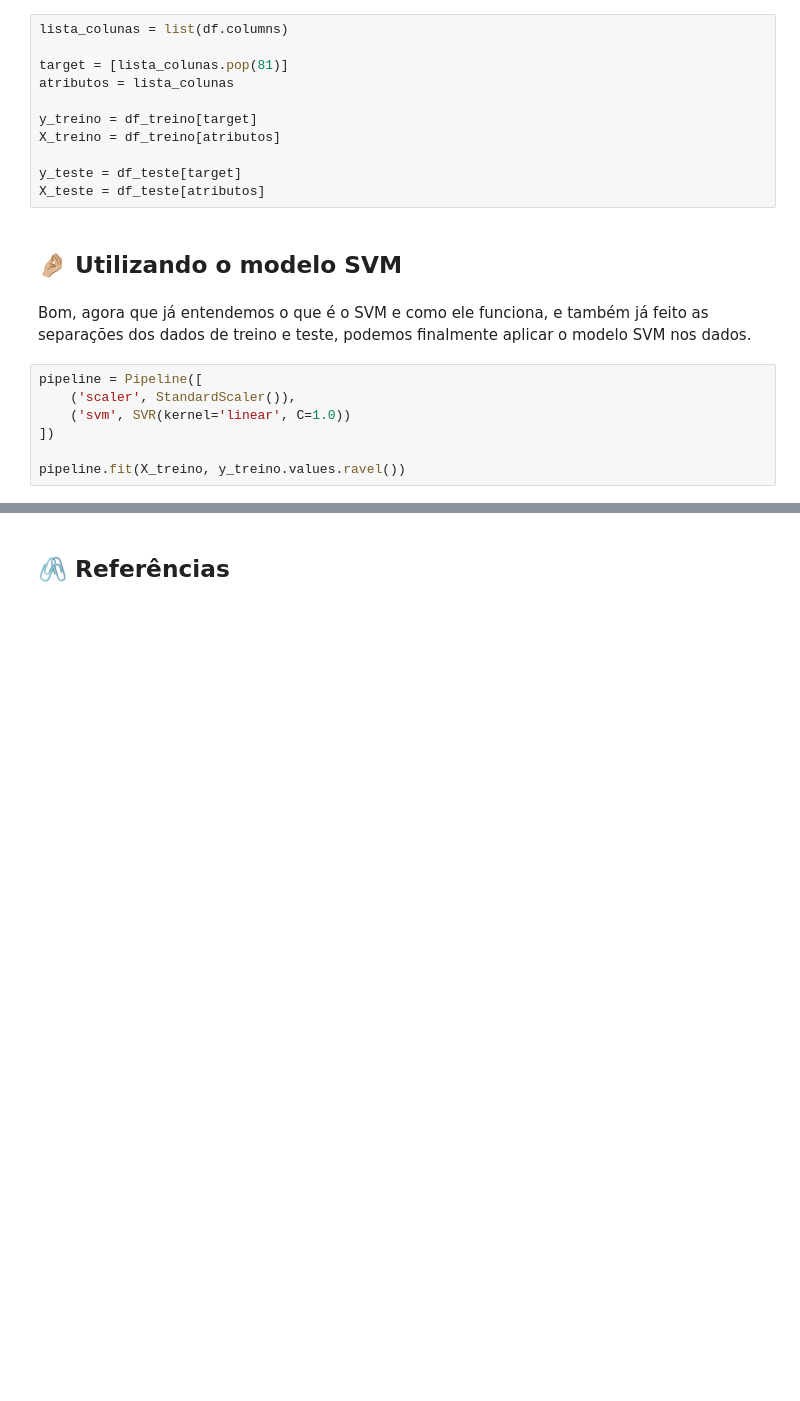
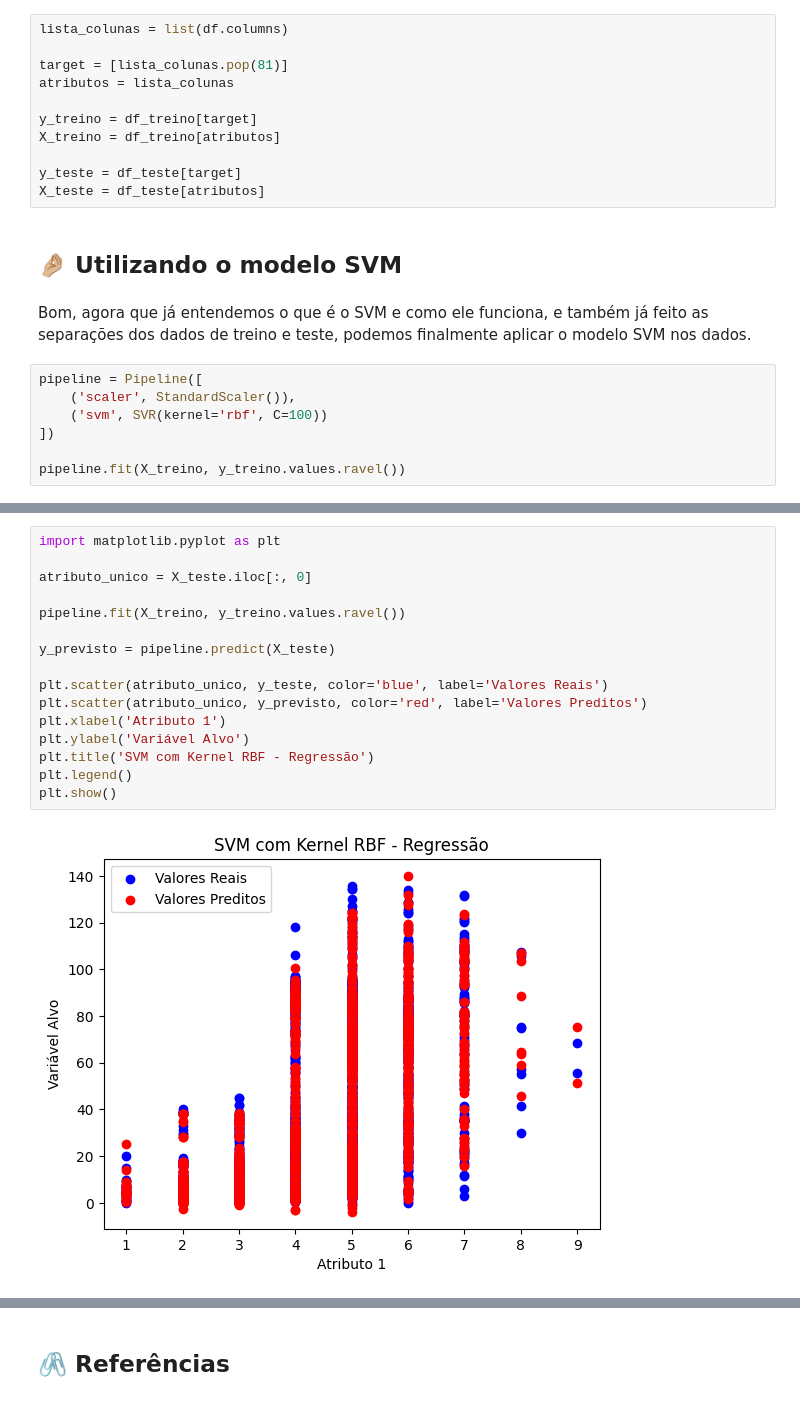
Before and after one commit to JuliaGuedesASantos/Machine-Learning---Cavaleiros-da-Supernova, a Jupyter notebook: Mural da Biblioteca Real - Quests 3/Modelos 6.ipynb, the cells around one changed output, grey strips where cells are left out. Cells and saved outputs as stored; diff of their text form; blank space fills up the shorter version.

```diff
--- a/Mural da Biblioteca Real - Quests 3/Modelos 6.ipynb
+++ b/Mural da Biblioteca Real - Quests 3/Modelos 6.ipynb
@@ -143,7 +154,7 @@ Bom, agora que já entendemos o que é o SVM e como ele funciona, e também já
 # %%
 pipeline = Pipeline([
     ('scaler', StandardScaler()),
-    ('svm', SVR(kernel='linear', C=1.0))
+    ('svm', SVR(kernel='rbf', C=100))
 ])
 
 pipeline.fit(X_treino, y_treino.values.ravel())
@@ -174,0 +214,18 @@ RMSE médio: 18.10 K
+# %%
+import matplotlib.pyplot as plt
+
+atributo_unico = X_teste.iloc[:, 0]
+
+pipeline.fit(X_treino, y_treino.values.ravel())
+
+y_previsto = pipeline.predict(X_teste)
+
+plt.scatter(atributo_unico, y_teste, color='blue', label='Valores Reais')
+plt.scatter(atributo_unico, y_previsto, color='red', label='Valores Preditos')
+plt.xlabel('Atributo 1')
+plt.ylabel('Variável Alvo')
+plt.title('SVM com Kernel RBF - Regressão')
+plt.legend()
+plt.show()
+# %% [output]
+[figure, added]
```
Also changed, not shown: parts of 16 cells of this notebook.
